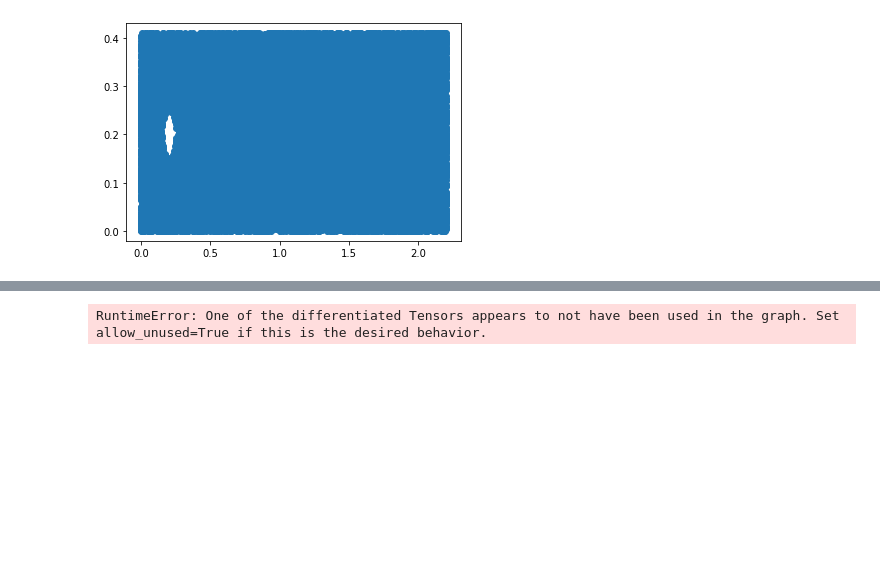
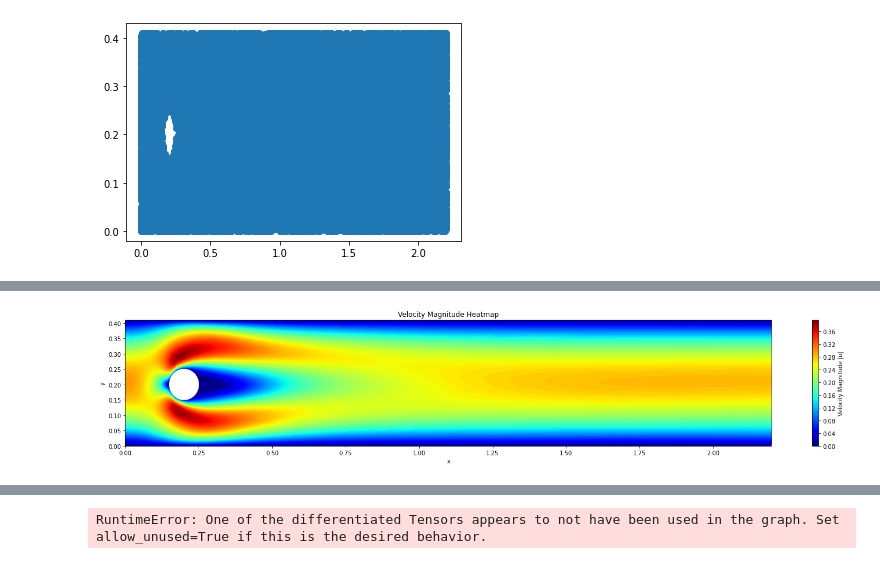
Before and after one commit to STE0493/DP-PINNs, a Jupyter notebook: navier_stokes_static.ipynb, the cells around one changed output, grey strips where cells are left out. Saved outputs shown, nothing was run; the diff lists cells and outputs as text; code cells hidden in the pictures; blank space fills up the shorter version.

```diff
--- a/navier_stokes_static.ipynb
+++ b/navier_stokes_static.ipynb
@@ -377,0 +349,21 @@ tensor([[ 0.2683],
+# %%
+v_pred = -1*grad(psi_pred, inputs, torch.ones_like(psi_pred), create_graph=True)[0][:, 0:1]  # du/dx
+u_pred = grad(psi_pred, inputs, torch.ones_like(psi_pred), create_graph=True)[0][:, 1:2]  # du/dy
+velocity_magnitude = torch.sqrt(u_pred**2 + v_pred**2)
+
+x_np = x_test.detach().cpu().numpy().flatten()
+y_np = y_test.detach().cpu().numpy().flatten()
+vel_mag_np = velocity_magnitude.detach().cpu().numpy().flatten()
+
+circle = plt.Circle((0.2, 0.2), 0.05, color="white", zorder=10)
+
+fig, ax = plt.subplots(figsize=(25, 4))
+contour = ax.tricontourf(x_np, y_np, vel_mag_np, levels=100, cmap="jet")
+plt.colorbar(contour, label="Velocity Magnitude |u|")
+ax.add_patch(circle)
+ax.set_xlabel("x")
+ax.set_ylabel("y")
+ax.set_title("Velocity Magnitude Heatmap")
+plt.show()
+# %% [output]
+[figure, added]
```
Also changed, not shown: parts of 3 cells of this notebook.
